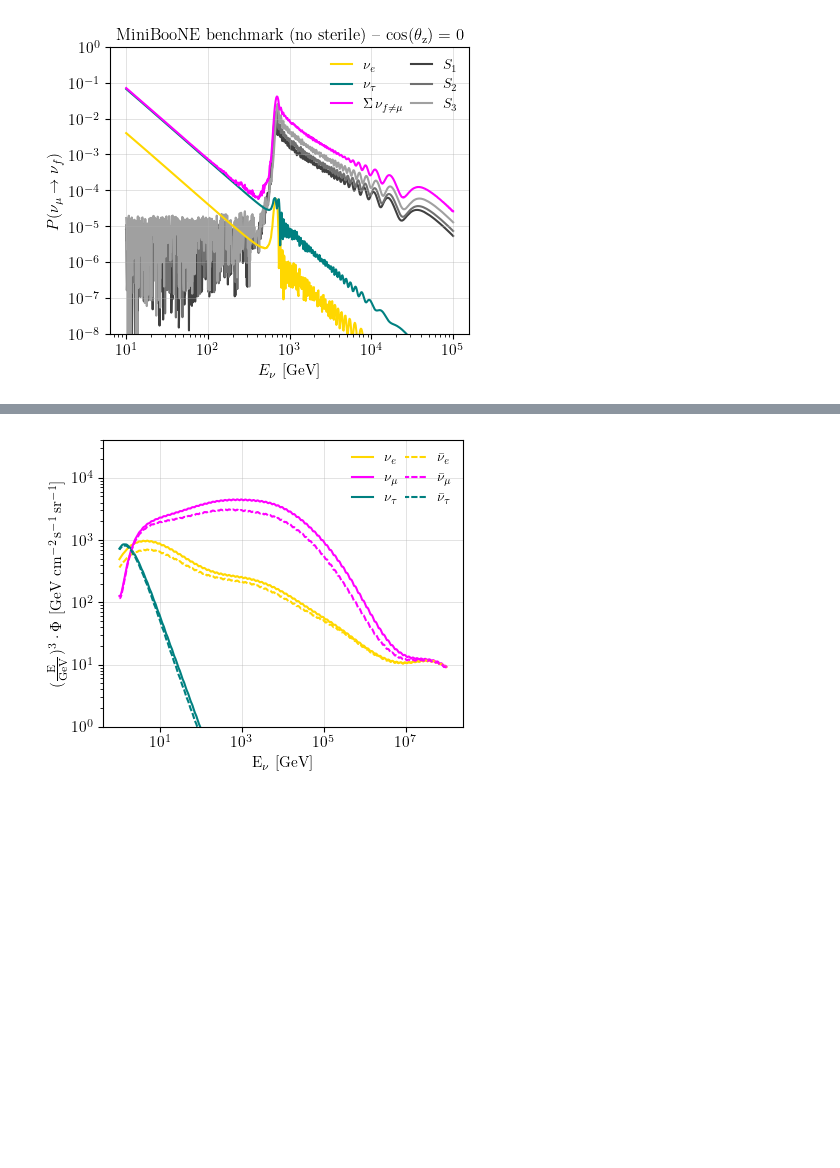
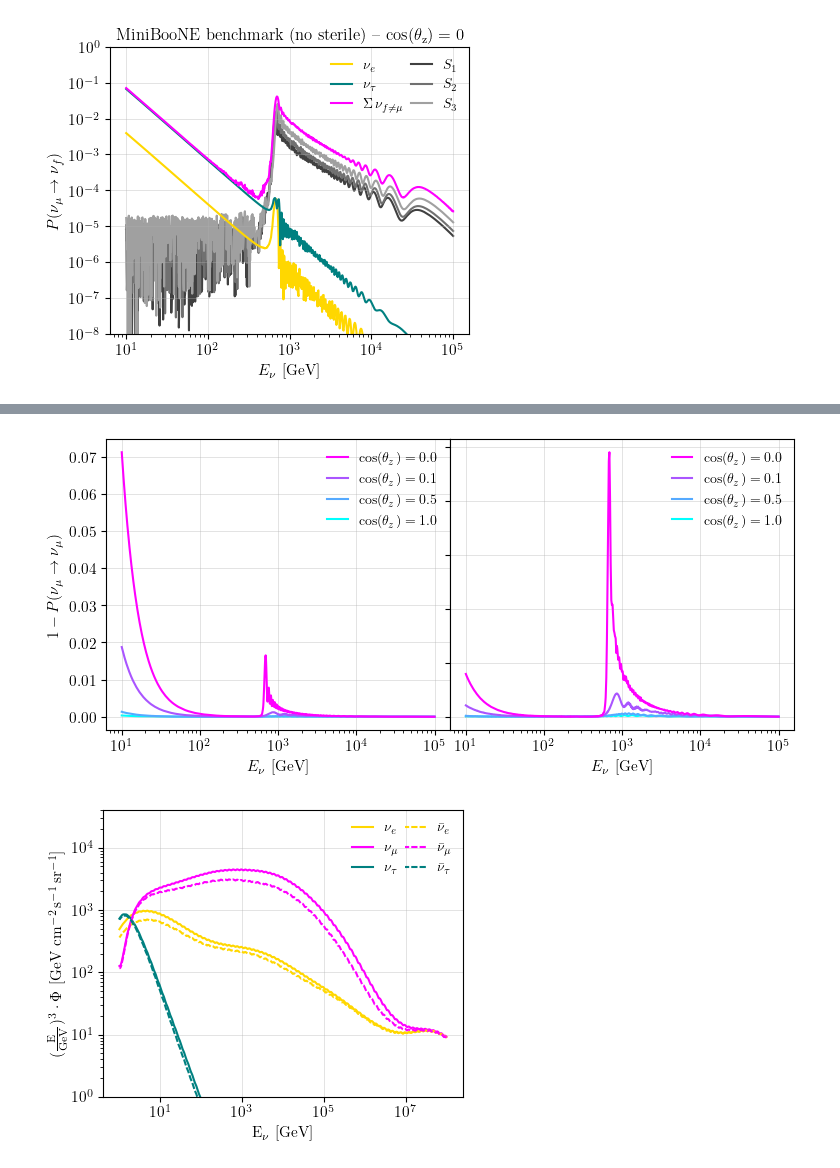
Before and after one commit to ConnorSponsler/For_Git, a Jupyter notebook: main_example_plots_Connor.ipynb, the cells around one changed output, grey strips where cells are left out. Cells and saved outputs as stored; diff of their text form; code cells hidden in the pictures; blank space fills up the shorter version.

```diff
--- a/main_example_plots_Connor.ipynb
+++ b/main_example_plots_Connor.ipynb
@@ -503,3 +506,61 @@ fig.savefig('plots/4by4_osc_prob.pdf')
+# %%
+fig = plt.figure(figsize=(1.2 * 3.7*2, 1.6 * 2.3617))  # Adjust the size as needed
+gs = gridspec.GridSpec(1, 2, figure=fig)
+
+
+ax10 = fig.add_subplot(gs[0, 0])
+ax11 = fig.add_subplot(gs[0, 1])
+
+e1, d1 = read_data("propagation/4_atmos_0.txt")
+e2, d2 = read_data("propagation/4_atmos_0.1.txt")
+e3, d3 = read_data("propagation/4_atmos_0.5.txt")
+e4, d4 = read_data("propagation/4_atmos_1.txt")
+
+ax10.plot(e1/GeV, (d1[:, 0]+d1[:, 1]+d1[:, 3]), label= r'$\cos(\theta_z) = 0.0$',  color=cm.cool(3/3), zorder=4)
+ax10.plot(e2/GeV, (d2[:, 0]+d2[:, 1]+d2[:, 3]), label= r'$\cos(\theta_z) = 0.1$',  color=cm.cool(2/3), zorder=3)
+ax10.plot(e3/GeV, (d3[:, 0]+d3[:, 1]+d3[:, 3]), label= r'$\cos(\theta_z) = 0.5$',  color=cm.cool(1/3), zorder=2)
+ax10.plot(e4/GeV, (d4[:, 0]+d4[:, 1]+d4[:, 3]), label= r'$\cos(\theta_z) = 1.0$',  color=cm.cool(0/3), zorder=1)
+
+
+#ax10.set_yscale('log')
+ax10.set_xscale('log')
+#ax10.set_ylim(1e-8,0.3)
+ax10.set_xlabel(r'$E_\nu$ [GeV]')  # Assuming the energy unit is electron volts (eV)
+ax10.set_ylabel(r'$1 - P(\nu_\mu \to \nu_\mu)$')
+ax10.legend(frameon=False, loc='upper right', ncol=1, handlelength=1.5, columnspacing=0.5)
+ax10.grid(which='major', linewidth=0.5,zorder=-1, alpha=0.5)
+
+
+e1, d1 = read_data("propagation/6_atmos.txt")
+e2, d2 = read_data("propagation/6_atmos_0.1.txt")
+e3, d3 = read_data("propagation/6_atmos_0.5.txt")
+e4, d4 = read_data("propagation/6_atmos_1.txt")
+
+ax11.plot(e1/GeV, (d1[:, 0]+d1[:, 1]+d1[:, 3]), label= r'$\cos(\theta_z) = 0.0$',  color=cm.cool(3/3), zorder=4)
+ax11.plot(e2/GeV, (d2[:, 0]+d2[:, 1]+d2[:, 3]), label= r'$\cos(\theta_z) = 0.1$',  color=cm.cool(2/3), zorder=3)
+ax11.plot(e3/GeV, (d3[:, 0]+d3[:, 1]+d3[:, 3]), label= r'$\cos(\theta_z) = 0.5$',  color=cm.cool(1/3), zorder=2)
+ax11.plot(e4/GeV, (d4[:, 0]+d4[:, 1]+d4[:, 3]), label= r'$\cos(\theta_z) = 1.0$',  color=cm.cool(0/3), zorder=1)
+
+
+#ax11.set_yscale('log')
+ax11.set_xscale('log')
+#ax11.set_ylim(1e-8,0.3)
+ax11.set_xlabel(r'$E_\nu$ [GeV]')  # Assuming the energy unit is electron volts (eV)
+ax11.legend(frameon=False, loc='upper right', ncol=1, handlelength=1.5, columnspacing=0.5)
+ax11.grid(which='major', linewidth=0.5,zorder=-1, alpha=0.5)
+
+
+
+plt.subplots_adjust(wspace=0, hspace=0)
+ax01.set_yticklabels([])
+ax11.set_yticklabels([])
+ax00.set_xticklabels([])
+ax01.set_xticklabels([])
+
+
+fig.savefig('plots/1by2_osc_prob.pdf')
+# %% [output]
+[figure, added]
 # %%
 cosine, energies, data = read_cos_energy_data(1, "propagation/3_flav_production.txt")
 
```
Also changed, not shown: parts of 6 cells of this notebook, 2 other files.
